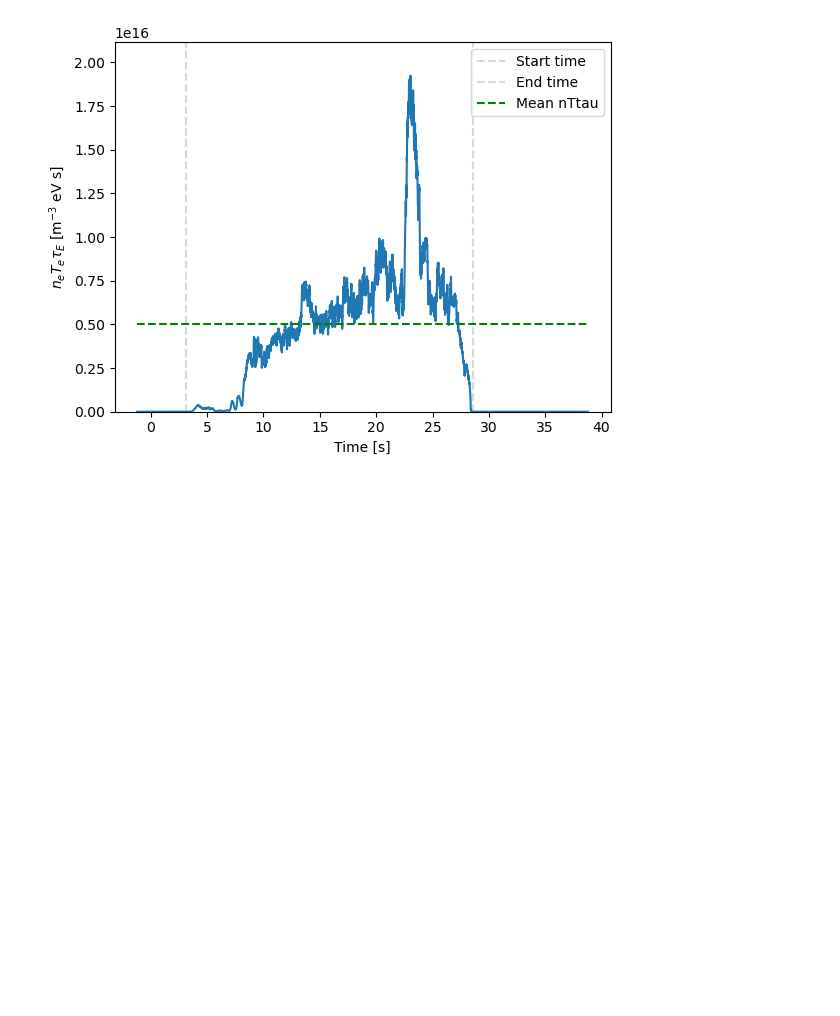
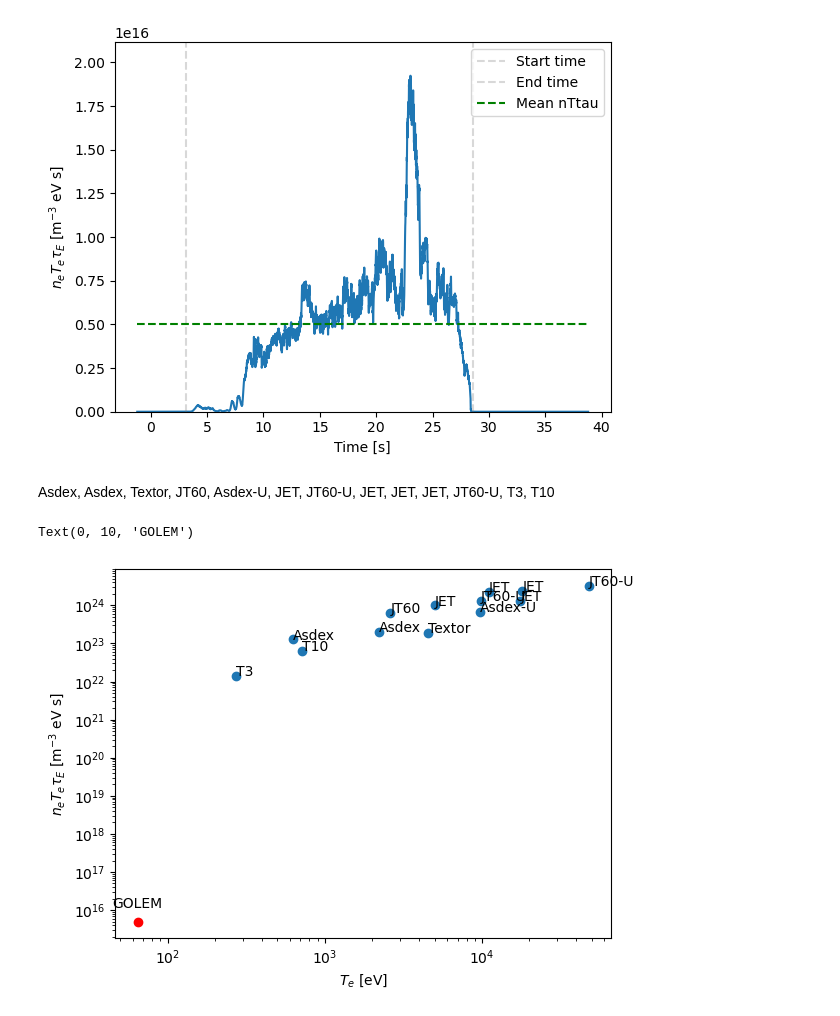
Before and after one commit to VictorV626/GolemGithub, a Jupyter notebook: TauCalculation.ipynb, the cells around one changed output. Saved outputs shown, nothing was run; the diff lists cells and outputs as text; code cells hidden in the pictures; blank space fills up the shorter version.

Commit message:
triple product comparison with tokamaks

```diff
--- a/TauCalculation.ipynb
+++ b/TauCalculation.ipynb
@@ -210,6 +210,12 @@ trimmed_nTtau[start_idx:end_idx] = nTtau[start_idx:end_idx]
 
 mean_nTtau = trimmed_nTtau[trimmed_nTtau > 0].mean()
 max_nTtau = trimmed_nTtau[trimmed_nTtau > 0].max()
+
+trimmed_T_e = np.zeros_like(T_e_eV)
+trimmed_T_e[start_idx:end_idx] = T_e_eV[start_idx:end_idx]
+mean_T_e = trimmed_T_e[trimmed_T_e > 0].mean()
+max_T_e = trimmed_T_e[trimmed_T_e > 0].max()
+
 print("nTtau = %.2e m^-3 eV s"%(mean_nTtau))
 print("max_nTtau = %.2e m^-3 eV s"%(max_nTtau))
 
@@ -227,3 +233,27 @@ nTtau = 5.00e+15 m^-3 eV s
 max_nTtau = 1.92e+16 m^-3 eV s
 <matplotlib.legend.Legend at 0x...>
 [figure]
+# %% [markdown]
+Asdex, Asdex, Textor, JT60, Asdex-U, JET, JT60-U, JET, JET, JET, JT60-U, T3, T10
+# %%
+tokamaks_T_e_eV = 1e3 * np.array([0.6282134863771957, 2.223326040111353, 4.547039287455579, 2.6180689049168113, 9.748975759571932, 4.997331624840241, 9.820046961287996, 17.55817993244669, 11.090539715589546, 18.108665030311464, 47.84215409545817, 0.2729731138304791, 0.7211808133804888])
+tokamaks_nTtau = 1e20 * 1e3 * np.array([1.2764117205368128, 1.9721088206928825, 1.870205806018887, 6.269530551470875, 6.681666462965561, 10, 13.176973368542196, 13.176973368542196, 22.578060682343803, 24.44831023772655, 33.16937796835483, 0.1423068503004337, 0.6455172229458688])
+tokamaks_names = ["Asdex", "Asdex", "Textor", "JT60", "Asdex-U", "JET", "JT60-U", "JET", "JET", "JET", "JT60-U", "T3", "T10"]
+fig, ax = plt.subplots()
+ax.scatter(tokamaks_T_e_eV, tokamaks_nTtau, label='Tokamak data')
+# label points with names
+for i, name in enumerate(tokamaks_names):
+    ax.annotate(name, (tokamaks_T_e_eV[i], tokamaks_nTtau[i]))
+
+ax.set_xscale('log')
+ax.set_yscale('log')
+ax.set_xlabel(r'$T_e$ [eV]')
+ax.set_ylabel(r'$n_e T_e \tau_E$ [m$^{-3}$ eV s]')
+
+
+# Add out point
+ax.scatter(mean_T_e, mean_nTtau, color='r', label='GOLEM')
+ax.annotate('GOLEM', (mean_T_e, mean_nTtau), textcoords="offset points", xytext=(0,10), ha='center')
+# %% [output]
+Text(0, 10, 'GOLEM')
+[figure, added]
```
